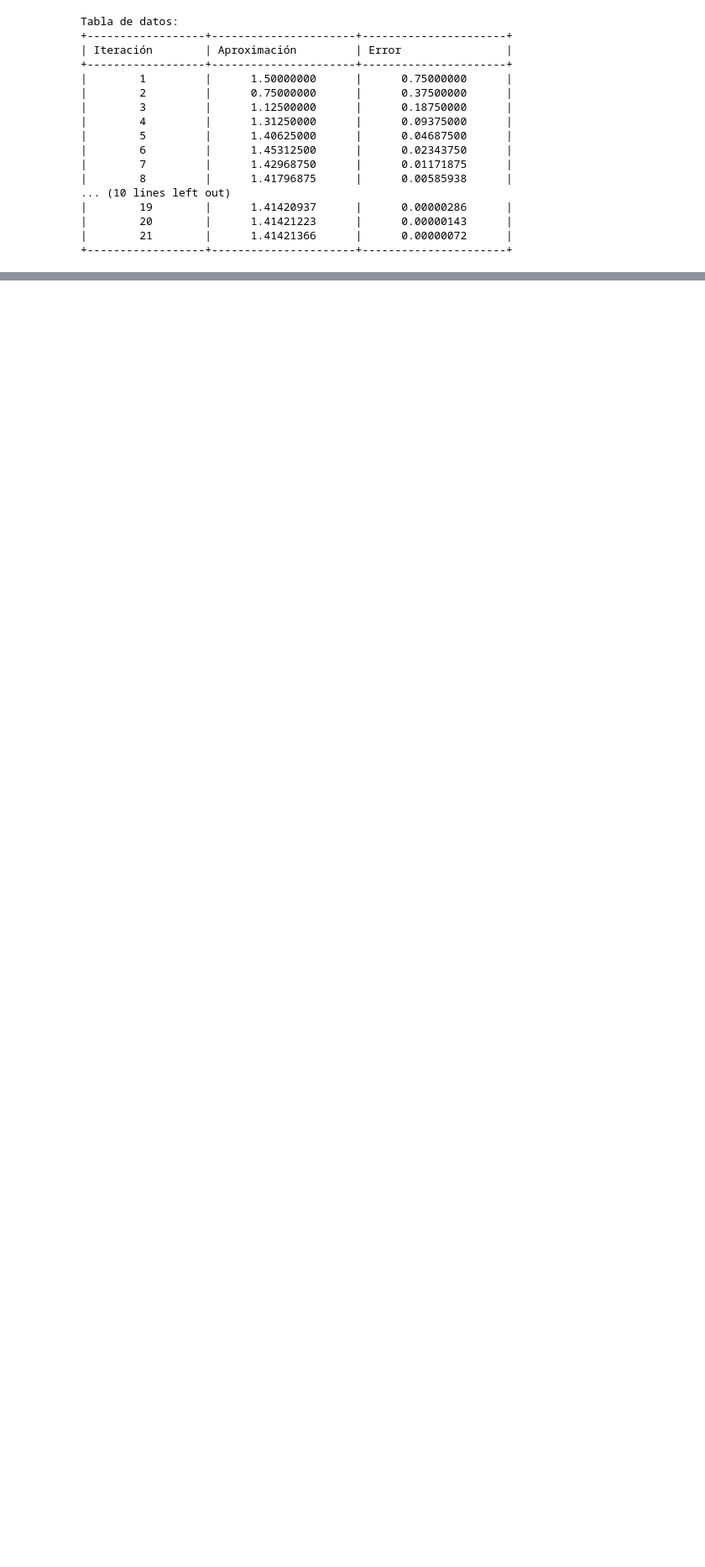
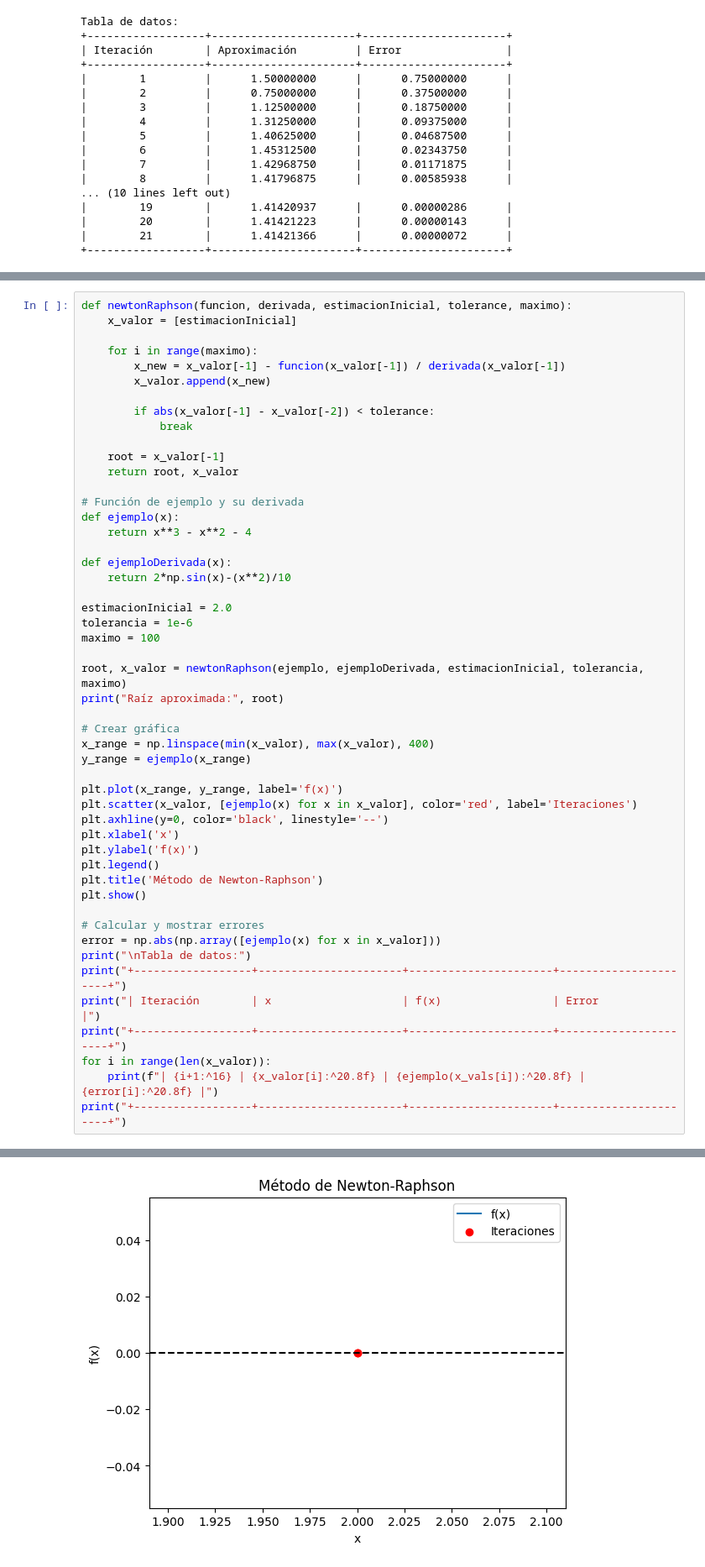
Before and after one commit to danielapavas/Optimizacion, a Jupyter notebook: Metodo_de_bisección.ipynb, the cells around one changed output, grey strips where cells are left out. Shown: that part at 84% size. Saved outputs shown, nothing was run; the diff lists cells and outputs as text; blank space fills up the shorter version.

```diff
--- a/Metodo_de_bisección.ipynb
+++ b/Metodo_de_bisección.ipynb
@@ -124,0 +286,51 @@ x       y               f(x)       error
+# %%
+def newtonRaphson(funcion, derivada, estimacionInicial, tolerance, maximo):
+    x_valor = [estimacionInicial]
+
+    for i in range(maximo):
+        x_new = x_valor[-1] - funcion(x_valor[-1]) / derivada(x_valor[-1])
+        x_valor.append(x_new)
+
+        if abs(x_valor[-1] - x_valor[-2]) < tolerance:
+            break
+
+    root = x_valor[-1]
+    return root, x_valor
+
+# Función de ejemplo y su derivada
+def ejemplo(x):
+    return x**3 - x**2 - 4
+
+def ejemploDerivada(x):
+    return 2*np.sin(x)-(x**2)/10
+
+estimacionInicial = 2.0
+tolerancia = 1e-6
+maximo = 100
+
+root, x_valor = newtonRaphson(ejemplo, ejemploDerivada, estimacionInicial, tolerancia, maximo)
+print("Raíz aproximada:", root)
+
+# Crear gráfica
+x_range = np.linspace(min(x_valor), max(x_valor), 400)
+y_range = ejemplo(x_range)
+
+plt.plot(x_range, y_range, label='f(x)')
+plt.scatter(x_valor, [ejemplo(x) for x in x_valor], color='red', label='Iteraciones')
+plt.axhline(y=0, color='black', linestyle='--')
+plt.xlabel('x')
+plt.ylabel('f(x)')
+plt.legend()
+plt.title('Método de Newton-Raphson')
+plt.show()
+
+# Calcular y mostrar errores
+error = np.abs(np.array([ejemplo(x) for x in x_valor]))
+print("\nTabla de datos:")
+print("+------------------+----------------------+----------------------+----------------------+")
+print("| Iteración        | x                    | f(x)                 | Error                |")
+print("+------------------+----------------------+----------------------+----------------------+")
+for i in range(len(x_valor)):
+    print(f"| {i+1:^16} | {x_valor[i]:^20.8f} | {ejemplo(x_vals[i]):^20.8f} | {error[i]:^20.8f} |")
+print("+------------------+----------------------+----------------------+----------------------+")
+# %% [output]
@@ -124,0 +338 @@ x       y               f(x)       error
+[figure, added]
```
Also changed, not shown: parts of 11 cells of this notebook.
